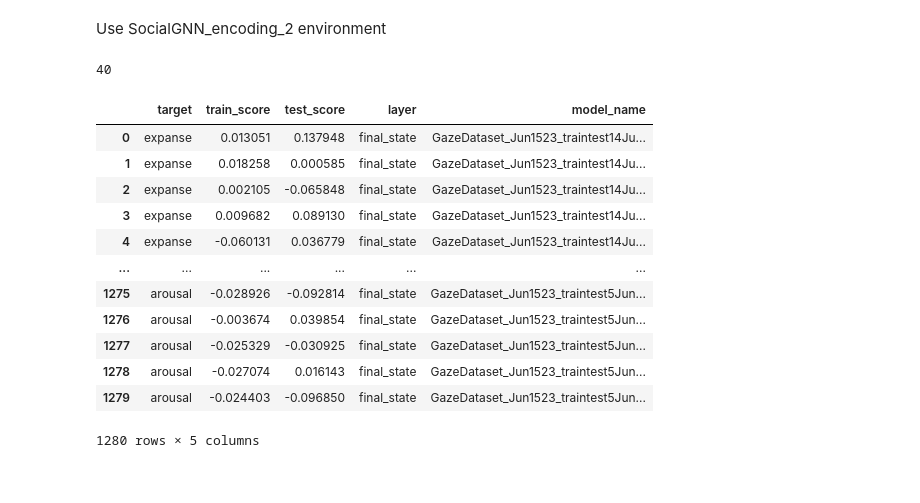
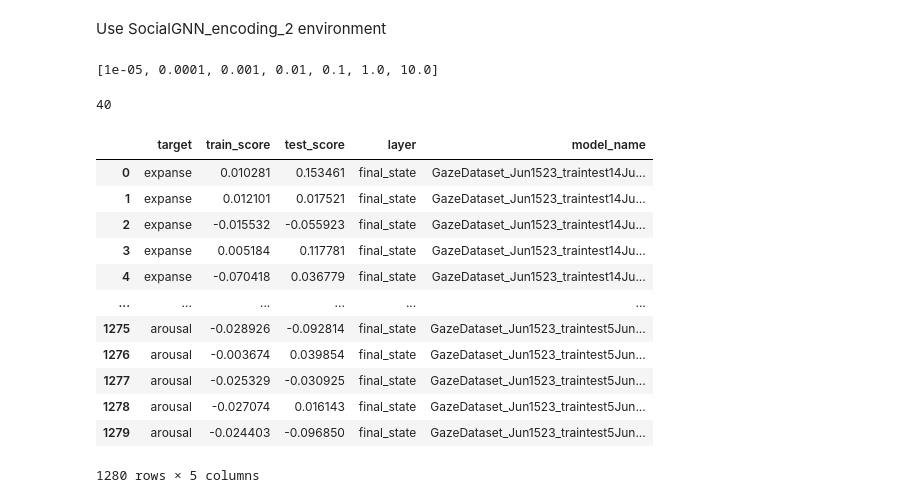
Before and after one commit to qinwenshuo/SocialGNN_encoding, a Jupyter notebook: 4.behavioral_encoding.ipynb, the cells around one changed output. Saved outputs shown, nothing was run; the diff lists cells and outputs as text; code cells hidden in the pictures.

```diff
--- a/4.behavioral_encoding.ipynb
+++ b/4.behavioral_encoding.ipynb
@@ -70,11 +70,16 @@ def single_layer_encoding(X):
         mse = mean_squared_error(y_test, y_pred)
         results[rating] = mse
         print(f'Mean Squared Error for {rating}: {mse}')
+# %%
+alphas = [10.**power for power in np.arange(-5, 2)]
+alphas
+# %% [output]
+[1e-05, 0.0001, 0.001, 0.01, 0.1, 1.0, 10.0]
 # %%
 def ridge_regression_benchmarking(target, layers, models,
                                   n_splits=4, random_seed=0, alphas=None):
-    # if alphas is None:
-    #     alphas = [10.**power for power in np.arange(-5, 2)]
+    if alphas is None:
+        alphas = [10.**power for power in np.arange(-5, 2)]
 
     all_model_results = []
 
@@ -103,7 +108,7 @@ def ridge_regression_benchmarking(target, layers, models,
 
                     # Initialize RidgeCV model
                     ridge = RidgeCV(
-                        # alphas=alphas
+                        alphas=alphas
                         )
 
                     # Perform cross-validation
@@ -140,15 +145,15 @@ len(layer_representations_dirs)
 # %% [output]
 40
 # %%
-results = ridge_regression_benchmarking(target, layer_selection, layer_representations_dirs)
-results
+ridge_results = ridge_regression_benchmarking(target, layer_selection, layer_representations_dirs)
+ridge_results
 # %% [output]
 |  | target | train_score | test_score | layer | model_name |
-| 0 | expanse | 0.013051 | 0.137948 | final_state | GazeDataset_Jun1523_traintest14Ju... |
-| 1 | expanse | 0.018258 | 0.000585 | final_state | GazeDataset_Jun1523_traintest14Ju... |
-| 2 | expanse | 0.002105 | -0.065848 | final_state | GazeDataset_Jun1523_traintest14Ju... |
-| 3 | expanse | 0.009682 | 0.089130 | final_state | GazeDataset_Jun1523_traintest14Ju... |
-| 4 | expanse | -0.060131 | 0.036779 | final_state | GazeDataset_Jun1523_traintest14Ju... |
+| 0 | expanse | 0.010281 | 0.153461 | final_state | GazeDataset_Jun1523_traintest14Ju... |
+| 1 | expanse | 0.012101 | 0.017521 | final_state | GazeDataset_Jun1523_traintest14Ju... |
+| 2 | expanse | -0.015532 | -0.055923 | final_state | GazeDataset_Jun1523_traintest14Ju... |
+| 3 | expanse | 0.005184 | 0.117781 | final_state | GazeDataset_Jun1523_traintest14Ju... |
+| 4 | expanse | -0.070418 | 0.036779 | final_state | GazeDataset_Jun1523_traintest14Ju... |
 | ... | ... | ... | ... | ... | ... |
 | 1275 | arousal | -0.028926 | -0.092814 | final_state | GazeDataset_Jun1523_traintest5Jun... |
 | 1276 | arousal | -0.003674 | 0.039854 | final_state | GazeDataset_Jun1523_traintest5Jun... |
```
Also changed, not shown: parts of 6 cells of this notebook, 7 other files.
